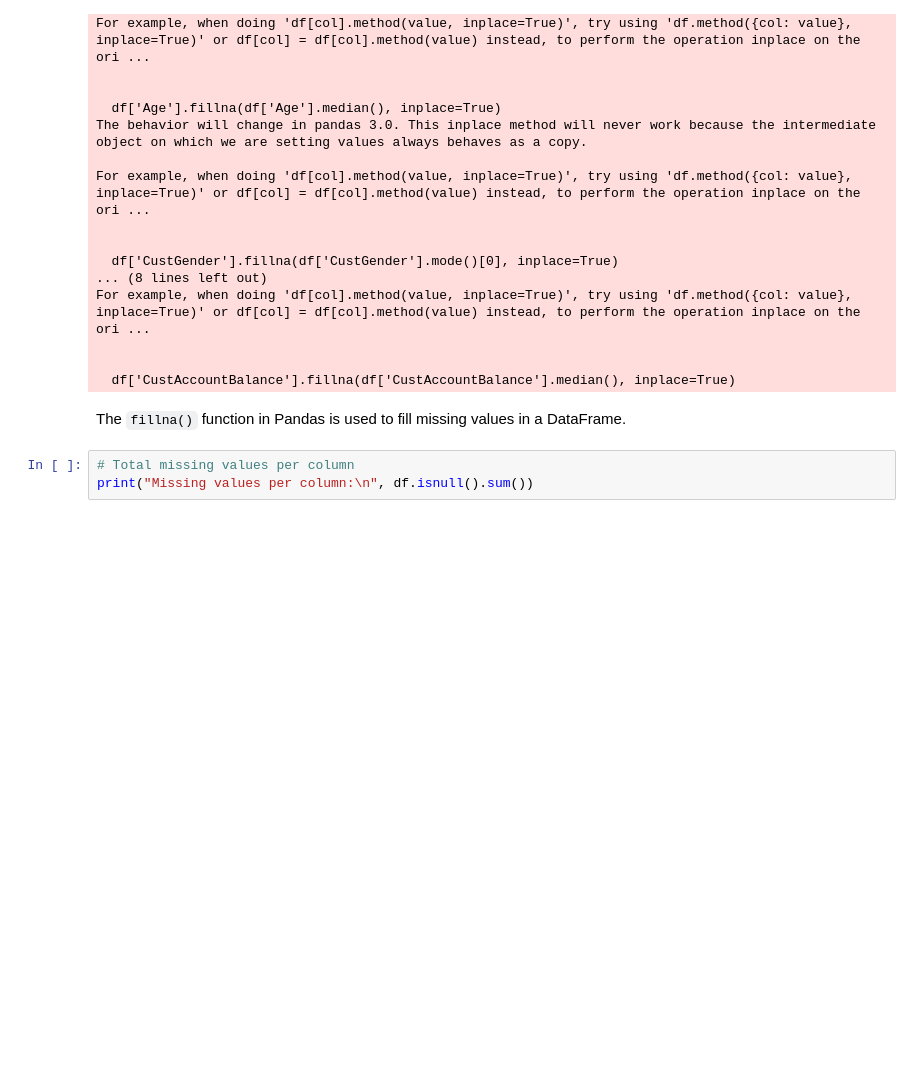
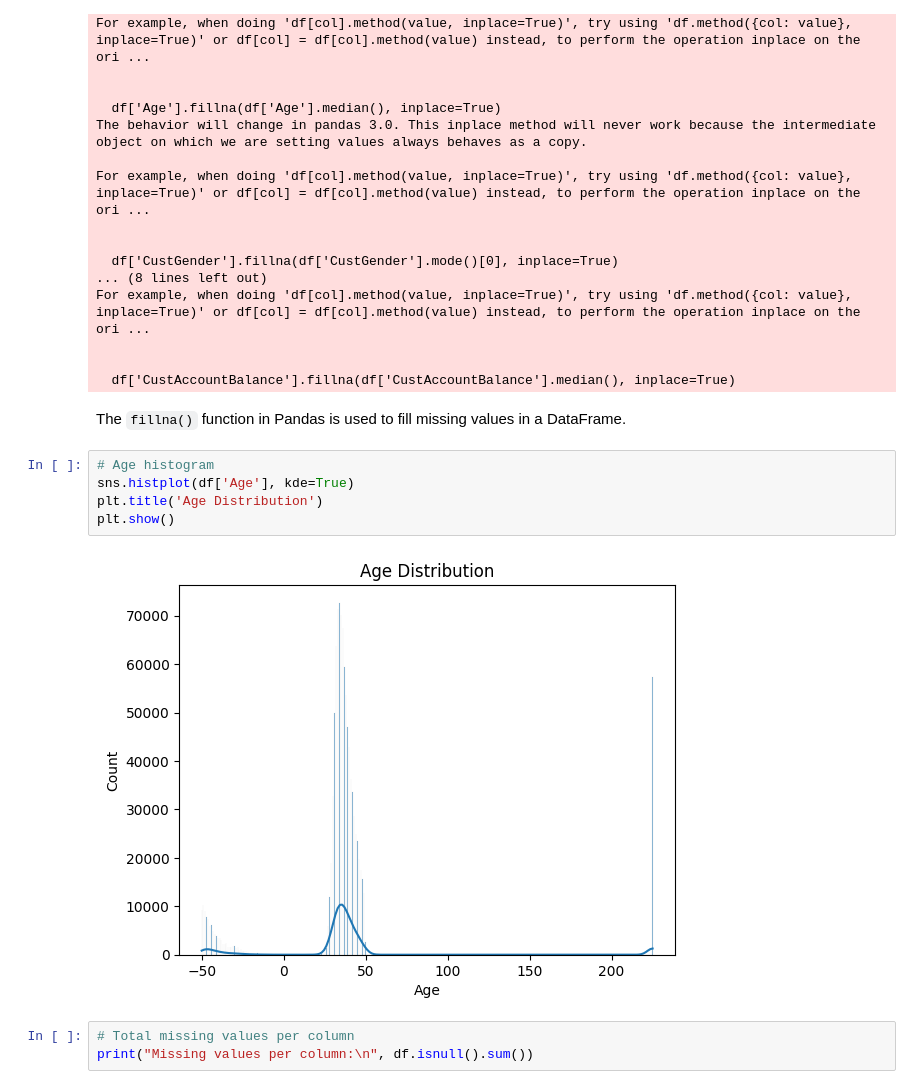
Before and after one commit to ghsaberr/customer-segmentation-personalization, a Jupyter notebook: customer-segmentation-personalization.ipynb, the cells around one changed output. Saved outputs shown, nothing was run; the diff lists cells and outputs as text; blank space fills up the shorter version.

Commit message:
Visualization

```diff
--- a/customer-segmentation-personalization.ipynb
+++ b/customer-segmentation-personalization.ipynb
@@ -123,6 +126,13 @@ For example, when doing 'df[col].method(value, inplace=True)', try using 'df.met
   df['CustAccountBalance'].fillna(df['CustAccountBalance'].median(), inplace=True)
 # %% [markdown]
 The `fillna()` function in Pandas is used to fill missing values in a DataFrame.
+# %%
+# Age histogram
+sns.histplot(df['Age'], kde=True)
+plt.title('Age Distribution')
+plt.show()
+# %% [output]
+[figure, added]
 # %%
 # Total missing values per column
 print("Missing values per column:\n", df.isnull().sum())
```
Also changed, not shown: parts of 19 cells of this notebook.
